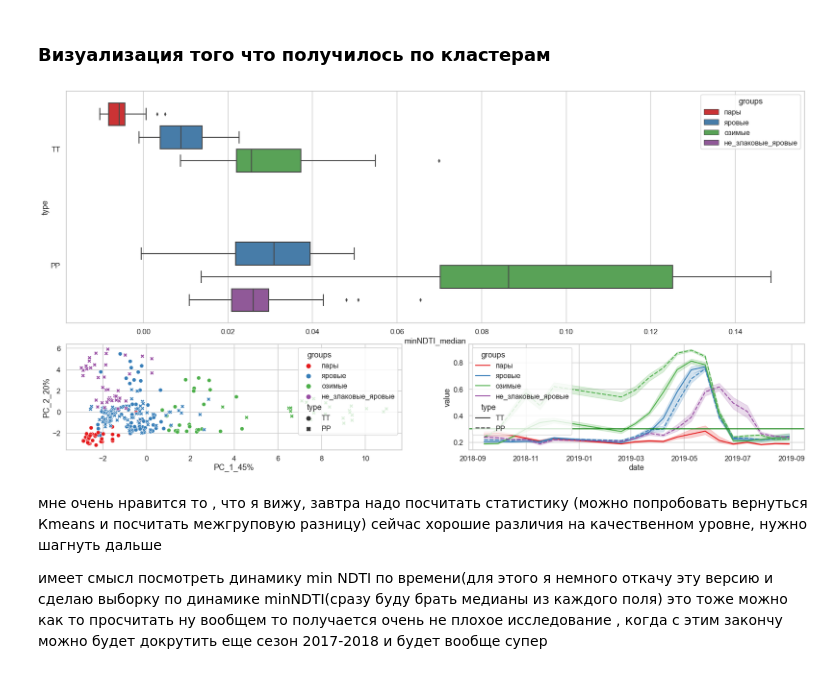
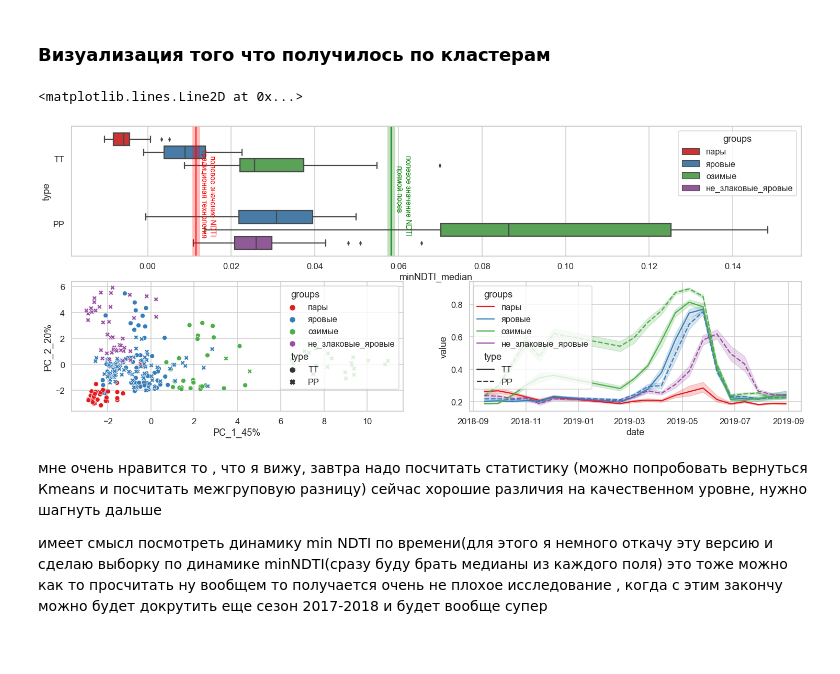
Before and after one commit to hukitoc94/Archangelskoe_NDTI_project, a Jupyter notebook: arhchan_project.ipynb, the cells around one changed output. Drawn from its saved outputs; the diff is of its cells as text; code cells hidden in the pictures.

```diff
--- a/arhchan_project.ipynb
+++ b/arhchan_project.ipynb
@@ -241,3 +255,6 @@ Index(['Unnamed: 0', '2019-02-18', '2019-06-10', '2018-11-01', '2018-12-03',
       dtype='object')
 # %%
 CLUSTER_NDVI = CLUSTER_NDVI.merge(minNDTI_df , on = 'number')
+# %%
+two_fields_NDTI_df = pd.read_csv('Data/TWO_FIELDS_NDTI.csv')
+PP,TT = two_fields_NDTI_df[ '2019-08-28']
@@ -246,27 +266,34 @@ CLUSTER_NDVI = CLUSTER_NDVI.merge(minNDTI_df , on = 'number')
 # %%
 sns.set_context("talk")
 sns.set_style("whitegrid")
 
 
 CLUSTER_NDVI_date = CLUSTER_NDVI.melt(id_vars = ['number', 'type','groups'], value_vars = CLUSTER_NDVI.columns[1:20], var_name = 'date')
 CLUSTER_NDVI_date.date = pd.to_datetime(CLUSTER_NDVI_date.date)
 
-gridsize = (3, 2)
-fig = plt.figure(figsize=(30, 15))
-ax1 = plt.subplot2grid(gridsize, (0, 0), colspan=2, rowspan=2)
-ax2 = plt.subplot2grid(gridsize, (2, 0))
-ax3 = plt.subplot2grid(gridsize, (2, 1))
+
+fig = plt.figure(figsize=(25,10))
+ax1 = plt.subplot2grid((2,2), (0, 0), colspan=2)
+ax2 = plt.subplot2grid((2,2), (1, 0))
+ax3 = plt.subplot2grid((2,2), (1, 1))
 
 
 scatter = sns.scatterplot(data=CLUSTER_NDVI, x="PC_1_45%", y="PC_2_20%", hue="groups",style = 'type', palette='Set1', ax=ax2)
+
 time_scale = sns.lineplot(x="date", y="value", hue="groups",style ='type', data = CLUSTER_NDVI_date, palette='Set1', ax=ax3)
-time_scale.axhline(y = 0.3,color ='green')
 
 box_plot = sns.boxplot( x="minNDTI_median", y="type", hue="groups", data=CLUSTER_NDVI, orient='h', color='groups',
             palette='Set1', saturation=0.75, width=0.8, dodge=True,
             fliersize=5, linewidth=None, whis=1.5,ax=ax1   )
+box_plot.axvline(x = TT,color ='red', linewidth=15, alpha = 0.25)
+box_plot.axvline(x = TT,color ='red', linewidth=2)
+box_plot.text(TT+0.001, 1.2, '   полевое значение NDTI \nтрадиционная технология', fontsize=14, rotation = 270, color = 'red')
+box_plot.text(PP+0.001, 1.2, 'полевое значение NDTI \n     прямой посев', fontsize=14, rotation = 270, color = 'green')
+box_plot.axvline(x = PP,color ='green', linewidth=15, alpha = 0.25)
+box_plot.axvline(x = PP,color ='green', linewidth=2)
 # %% [output]
+<matplotlib.lines.Line2D at 0x...>
-[figure, old version]
+[figure, new version]
 # %% [markdown]
 мне очень нравится то , что я вижу, завтра надо посчитать статистику (можно попробовать вернуться Кmeans и посчитать межгруповую разницу)
 сейчас хорошие различия на качественном уровне, нужно шагнуть дальше
```
Also changed, not shown: parts of 5 cells of this notebook, 2 other files.
